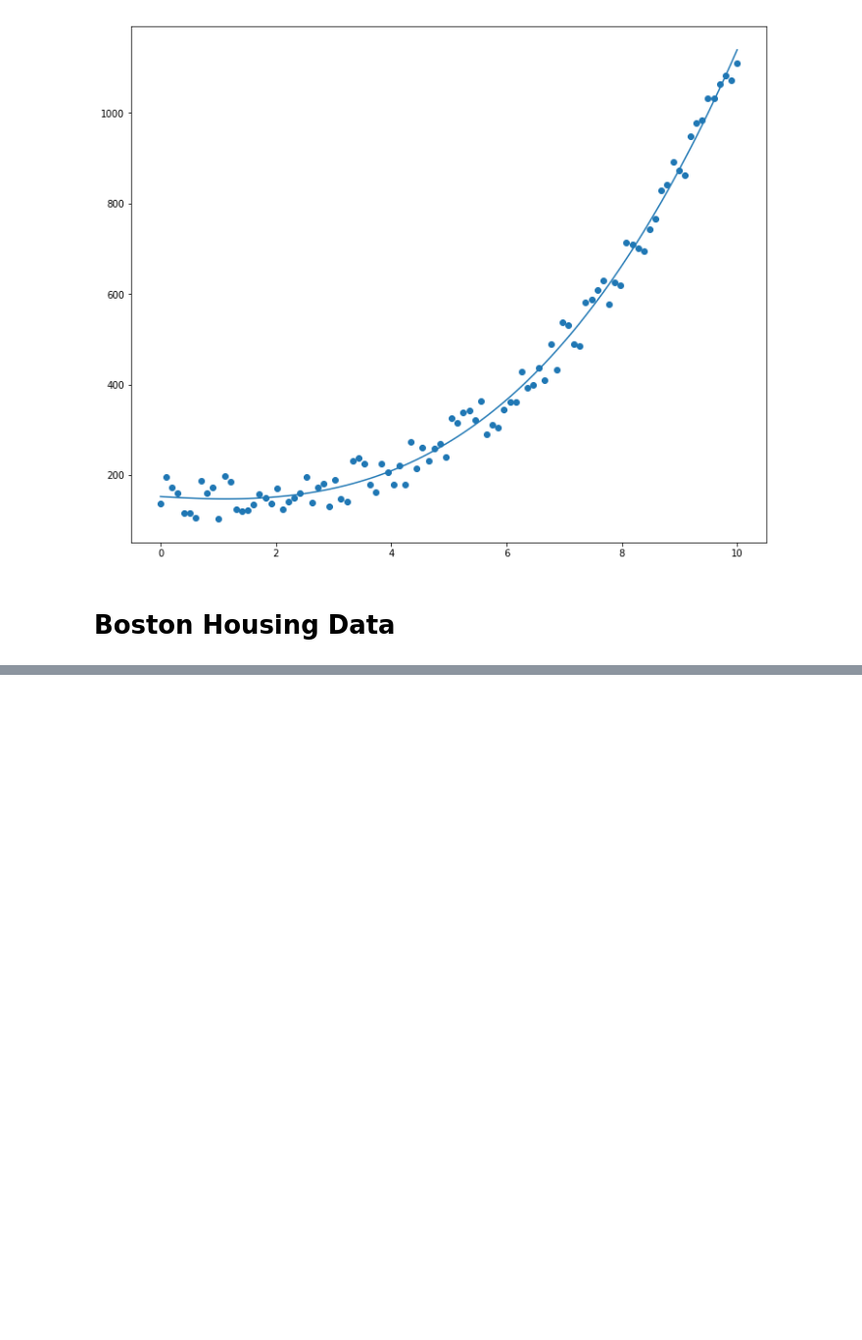
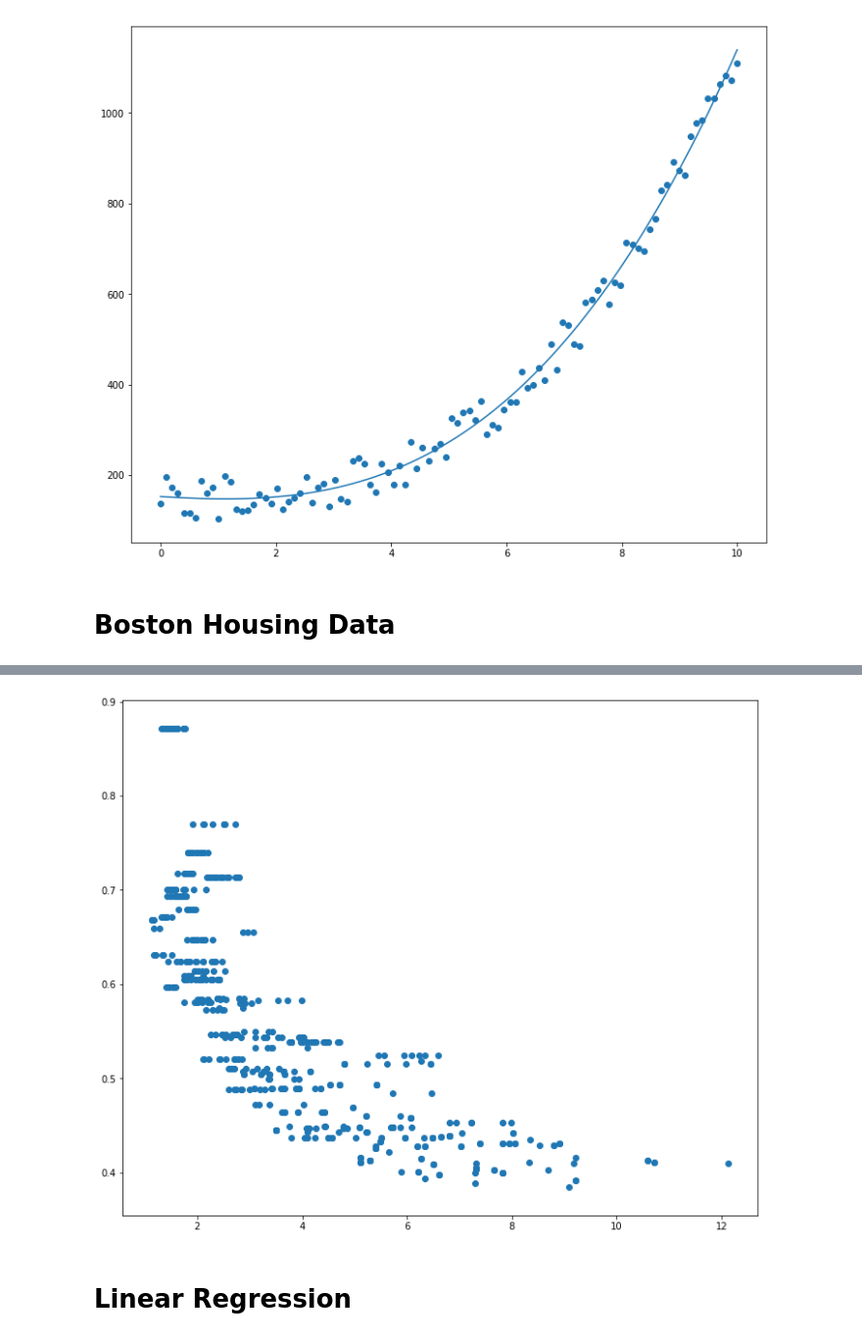
Before and after one commit to jatinj615/Boston_houseprice_prediction, a Jupyter notebook: Polynomial Regression.ipynb, the cells around one changed output, grey strips where cells are left out. Shown at 98% size. Cells and saved outputs as stored; diff of their text form; code cells hidden in the pictures; blank space fills up the shorter version.

Commit message:
polynomial regression on boston

```diff
--- a/Polynomial Regression.ipynb
+++ b/Polynomial Regression.ipynb
@@ -59,3 +59,6 @@ plt.show()
 [figure]
 # %% [markdown]
 # Boston Housing Data
+# %%
+df_boston = pd.read_csv('housing.data', delim_whitespace=True, header=None)
+df_boston.columns = ['CRIM', 'ZN', 'INDUS', 'CHAS', 'NOX', 'RM', 'AGE', 'DIS', 'RAD', 'TAX', 'PTRATIO', 'B', 'LSTAT', 'MEDV']
@@ -61,0 +83,11 @@ plt.show()
+# %%
+X_boston = df_boston['DIS'].values
+y_boston = df_boston['NOX'].values
+# %%
+plt.figure(figsize=(12, 10))
+plt.scatter(X_boston, y_boston)
+plt.show();
+# %% [output]
+[figure, added]
+# %% [markdown]
+# Linear Regression
```
Also changed, not shown: parts of 9 cells of this notebook.
